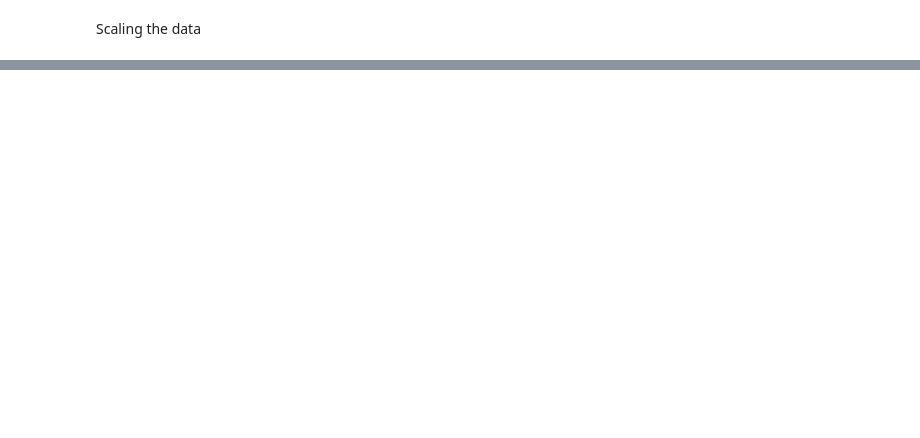
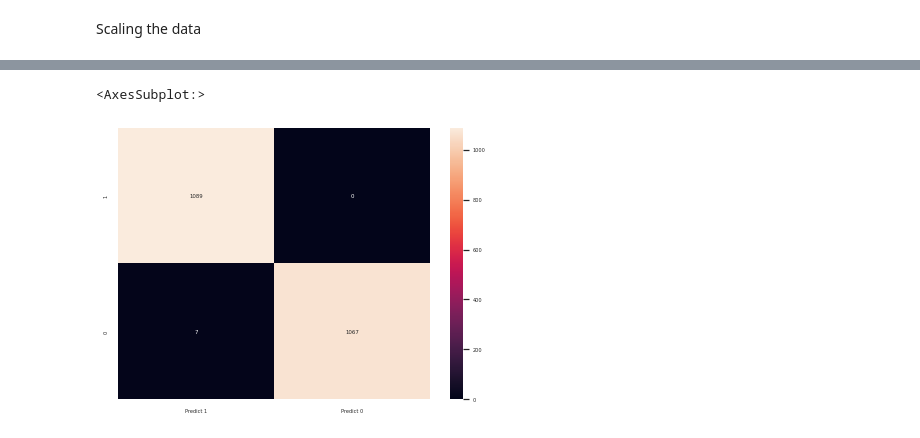
Before and after one commit to AyatoTanemura/aws-instance-dup, a Jupyter notebook: Iteration 4 pyspark.ipynb, the cells around one changed output, grey strips where cells are left out. Saved outputs shown, nothing was run; the diff lists cells and outputs as text; code cells hidden in the pictures; blank space fills up the shorter version.

```diff
--- a/Iteration 4 pyspark.ipynb
+++ b/Iteration 4 pyspark.ipynb
@@ -864,0 +820,4 @@ Logical test design
+# %%
+scaler = StandardScaler()
+features = scaler.fit_transform(x_res)
+features
@@ -864,0 +840,2 @@ Logical test design
+# %%
+x_train, x_test, y_train, y_test = train_test_split(features, y_res, test_size=0.3, random_state=1)
@@ -864,0 +916,4 @@ Logical test design
+# %%
+xgb = XGBClassifier(min_child_weight=3, max_depth=10, learning_rate=0.15, gamma=0.4,
+                    colsample_bytree=0.5)
+xgb.fit(x_train,y_train)
@@ -864,0 +931,2 @@ Logical test design
+# %%
+y_pred_xgb = xgb.predict(x_test)
@@ -864,0 +959,12 @@ Logical test design
+# %%
+# Confusion Matrix of XGBoost
+
+cm = metrics.confusion_matrix(y_test, y_pred_xgb, labels=[1,0])
+
+df_cm = pd.DataFrame(cm, index = [i for i in ["1","0"]],
+                         columns = [i for i in ["Predict 1", "Predict 0"]])
+plt.figure(figsize = (7,5))
+sns.heatmap(df_cm, annot=True, fmt='g')
+# %% [output]
+<AxesSubplot:>
+[figure, added]
```
Also changed, not shown: parts of 70 cells of this notebook.
